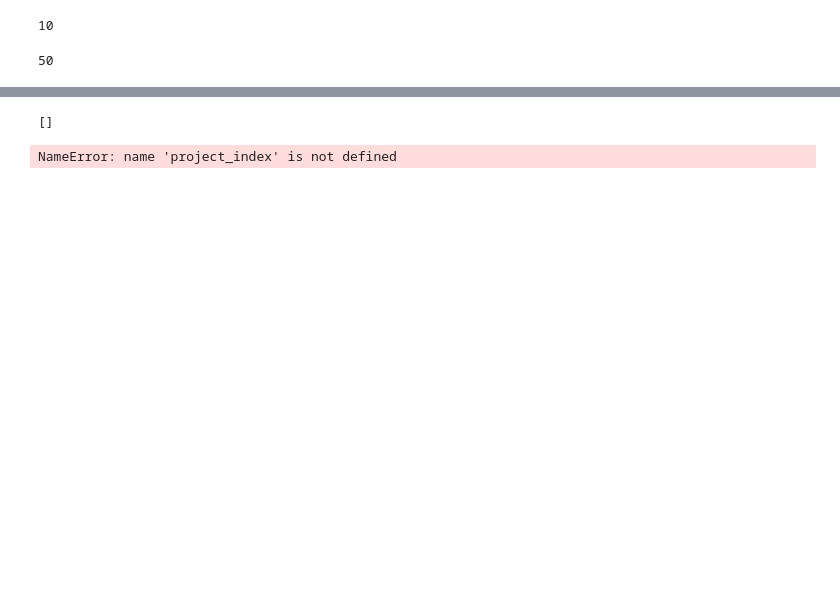
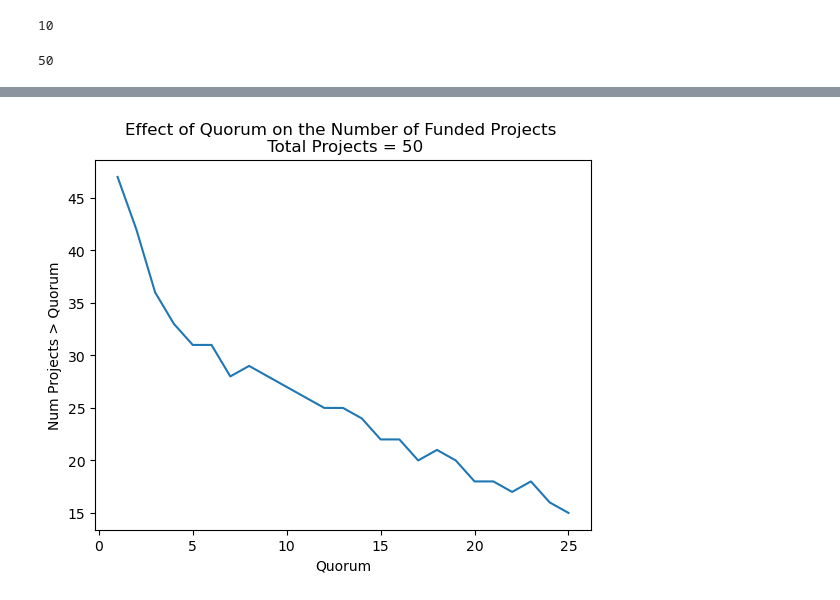
Before and after one commit to CELtd/voting_mechanism_design, a Jupyter notebook: notebooks/quorum_example.ipynb, the cells around one changed output, grey strips where cells are left out. Drawn from its saved outputs; the diff is of its cells as text; code cells hidden in the pictures; blank space fills up the shorter version.

```diff
--- a/notebooks/quorum_example.ipynb
+++ b/notebooks/quorum_example.ipynb
@@ -108,14 +64,0 @@ project2ix = {p: ix for ix, p in enumerate(project_list)}
-# %%
-all_votes = simulation_obj.badgeholder_population.get_all_votes()
-
-print(all_votes)
-for v in all_votes:
-    project_index = project2ix[v.project]  # assuming each vote knows its project
-    project_votes[project_index] += 1  # Or add the specific vote amount or weight if applicable
-    print(project_votes)
-# %% [output]
-[]
-# %%
-project_index
-# %% [output]
-NameError: name 'project_index' is not defined
@@ -121,0 +106,37 @@ NameError: name 'project_index' is not defined
+# %%
+####Same thing but with multiple simulation and more similar to original code
+
+#Placeholders
+quorum_vec = list(np.arange(1, 26))
+project_pass_vec = []
+
+for q in quorum_vec: #Alternitavely we could just have the simulation outside the loop for efficiecy
+    #Configuring & runnning Sim
+    badgeholders.reset_all()
+    simulation_obj = RoundSimulation(
+        badgeholder_population=badgeholders,
+        projects=project_population,
+        funding_design=fund_distribution_model,
+    )
+    projects = project_population.get_projects()
+    simulation_obj.run(cast_votes_kwargs={'projects': projects})
+
+    # Counting votes
+    all_votes = simulation_obj.badgeholder_population.get_all_votes()
+    project_vote_counts = defaultdict(int)
+    for vote in all_votes:
+        project_vote_counts[vote.project.project_id] += vote.amount if vote.amount is not None else 0
+
+    # Count projects meeting the quorum
+    num_projects_meeting_quorum = count_projects_meeting_quorum(project_vote_counts, q)
+    project_pass_vec.append(num_projects_meeting_quorum)
+# %%
+# Plot the results
+plt.figure()
+plt.plot(quorum_vec, project_pass_vec)
+plt.xlabel('Quorum')
+plt.ylabel('Num Projects > Quorum')
+plt.title('Effect of Quorum on the Number of Funded Projects \n Total Projects = 50')
+plt.show()
+# %% [output]
+[figure, added]
```
Also changed, not shown: parts of 13 cells of this notebook, 1 other file.
